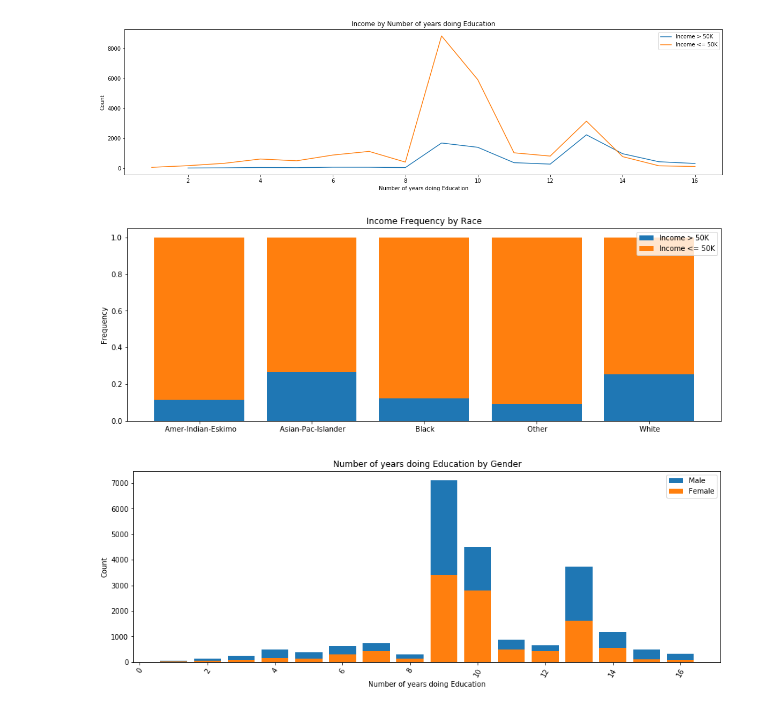
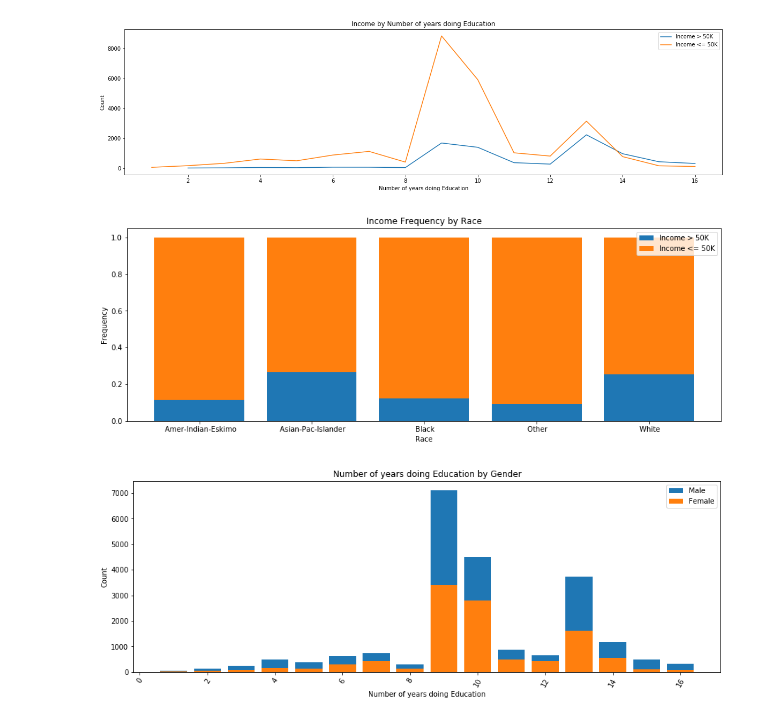
Before and after one commit to s3604730/PDSAssignment2, a Jupyter notebook: Data Exploration.ipynb, the cells around one changed output. Saved outputs shown, nothing was run; the diff lists cells and outputs as text; code cells hidden in the pictures.

```diff
--- a/Data Exploration.ipynb
+++ b/Data Exploration.ipynb
@@ -421,22 +423,23 @@ plt.show()
 # %%
 #group data by race
 grouped_race = df.groupby('race')
 #get data where income are lower than 50K or greater than 50k and group them by race
 grouped_race_1 = df[df['income'] == ' <=50K'].groupby('race')
 grouped_race_2 = df[df['income'] == ' >50K'].groupby('race')
 #caculate the count of income (<=50K) and >50K for each group
 ratio_race_1=grouped_race_1['race'].count()/grouped_race['race'].count()
 ratio_race_2=grouped_race_2['race'].count()/grouped_race['race'].count()
 # set the size of chart
 ax = plt.subplots(figsize=(15,5))
 p1=plt.bar(ratio_race_2.index.get_values(),ratio_race_2)
 p2=plt.bar(ratio_race_1.index.get_values(),ratio_race_1,bottom = ratio_race_2)
 plt.ylabel('Frequency')
+plt.xlabel('Race')
 plt.title('Income Frequency by Race')
 plt.legend((p1[0], p2[0]), ('Income > 50K', 'Income <= 50K'))
 plt.show()
 # %% [output]
-[figure, old version]
+[figure, new version]
 # %%
 #group data by education
 grouped_edu = df.groupby('education-num')
```
Also changed, not shown: parts of 3 cells of this notebook.
